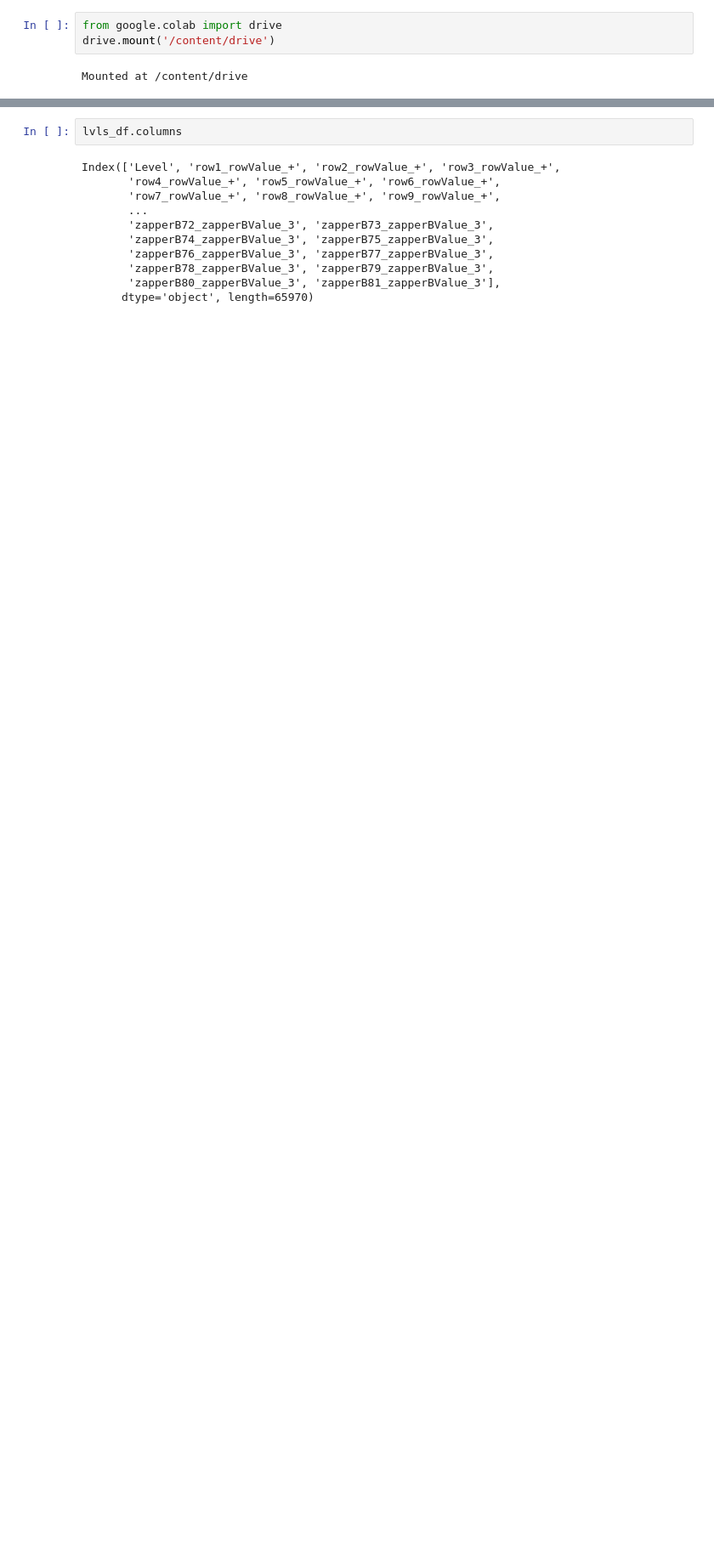
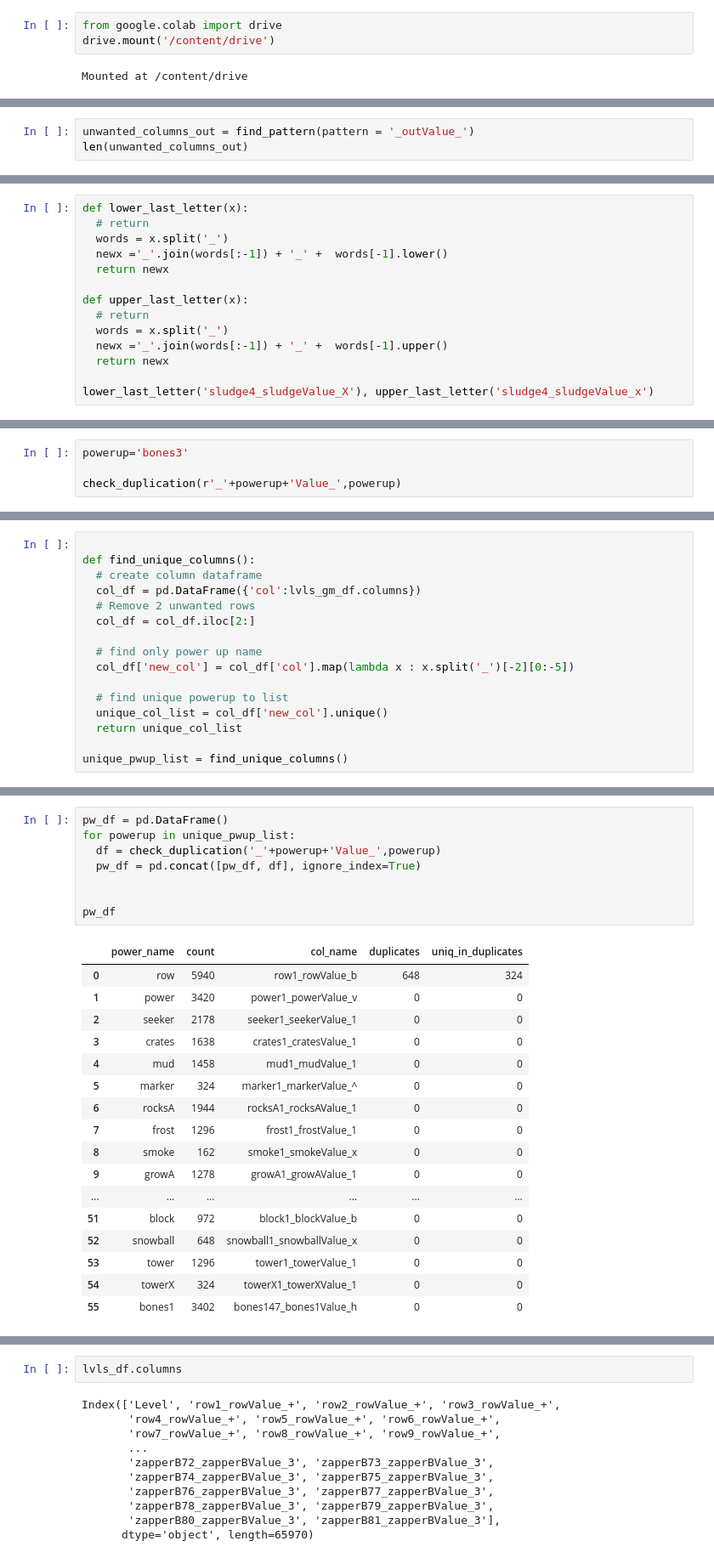
Before and after one commit to vasanthbillov/winrate_prediction, a Jupyter notebook: code/winrate_04.ipynb, the cells around one changed output, grey strips where cells are left out. Shown at 85% size. Cells and saved outputs as stored; diff of their text form; blank space fills up the shorter version.

```diff
--- a/code/winrate_04.ipynb
+++ b/code/winrate_04.ipynb
@@ -59,0 +289,3 @@ lvls_gm_df.head()
+# %%
+unwanted_columns_out = find_pattern(pattern = '_outValue_')
+len(unwanted_columns_out)
@@ -59,0 +312,14 @@ lvls_gm_df.head()
+# %%
+def lower_last_letter(x):
+  # return
+  words = x.split('_')
+  newx ='_'.join(words[:-1]) + '_' +  words[-1].lower()
+  return newx
+
+def upper_last_letter(x):
+  # return
+  words = x.split('_')
+  newx ='_'.join(words[:-1]) + '_' +  words[-1].upper()
+  return newx
+
+lower_last_letter('sludge4_sludgeValue_X'), upper_last_letter('sludge4_sludgeValue_x')
@@ -59,0 +635,4 @@ lvls_gm_df.head()
+# %%
+powerup='bones3'
+
+check_duplication(r'_'+powerup+'Value_',powerup)
@@ -59,0 +650,16 @@ lvls_gm_df.head()
+# %%
+
+def find_unique_columns():
+  # create column dataframe
+  col_df = pd.DataFrame({'col':lvls_gm_df.columns})
+  # Remove 2 unwanted rows
+  col_df = col_df.iloc[2:]
+
+  # find only power up name
+  col_df['new_col'] = col_df['col'].map(lambda x : x.split('_')[-2][0:-5])
+
+  # find unique powerup to list
+  unique_col_list = col_df['new_col'].unique()
+  return unique_col_list
+
+unique_pwup_list = find_unique_columns()
@@ -59,0 +683,26 @@ lvls_gm_df.head()
+# %%
+pw_df = pd.DataFrame()
+for powerup in unique_pwup_list:
+  df = check_duplication('_'+powerup+'Value_',powerup)
+  pw_df = pd.concat([pw_df, df], ignore_index=True)
+
+
+pw_df
+# %% [output]
+|  | power_name | count | col_name | duplicates | uniq_in_duplicates |
+| 0 | row | 5940 | row1_rowValue_b | 648 | 324 |
+| 1 | power | 3420 | power1_powerValue_v | 0 | 0 |
+| 2 | seeker | 2178 | seeker1_seekerValue_1 | 0 | 0 |
+| 3 | crates | 1638 | crates1_cratesValue_1 | 0 | 0 |
+| 4 | mud | 1458 | mud1_mudValue_1 | 0 | 0 |
+| 5 | marker | 324 | marker1_markerValue_^ | 0 | 0 |
+| 6 | rocksA | 1944 | rocksA1_rocksAValue_1 | 0 | 0 |
+| 7 | frost | 1296 | frost1_frostValue_1 | 0 | 0 |
+| 8 | smoke | 162 | smoke1_smokeValue_x | 0 | 0 |
+| 9 | growA | 1278 | growA1_growAValue_1 | 0 | 0 |
+| ... | ... | ... | ... | ... | ... |
+| 51 | block | 972 | block1_blockValue_b | 0 | 0 |
+| 52 | snowball | 648 | snowball1_snowballValue_x | 0 | 0 |
+| 53 | tower | 1296 | tower1_towerValue_1 | 0 | 0 |
+| 54 | towerX | 324 | towerX1_towerXValue_1 | 0 | 0 |
+| 55 | bones1 | 3402 | bones147_bones1Value_h | 0 | 0 |
```
Also changed, not shown: parts of 109 cells of this notebook, 18 other files.
